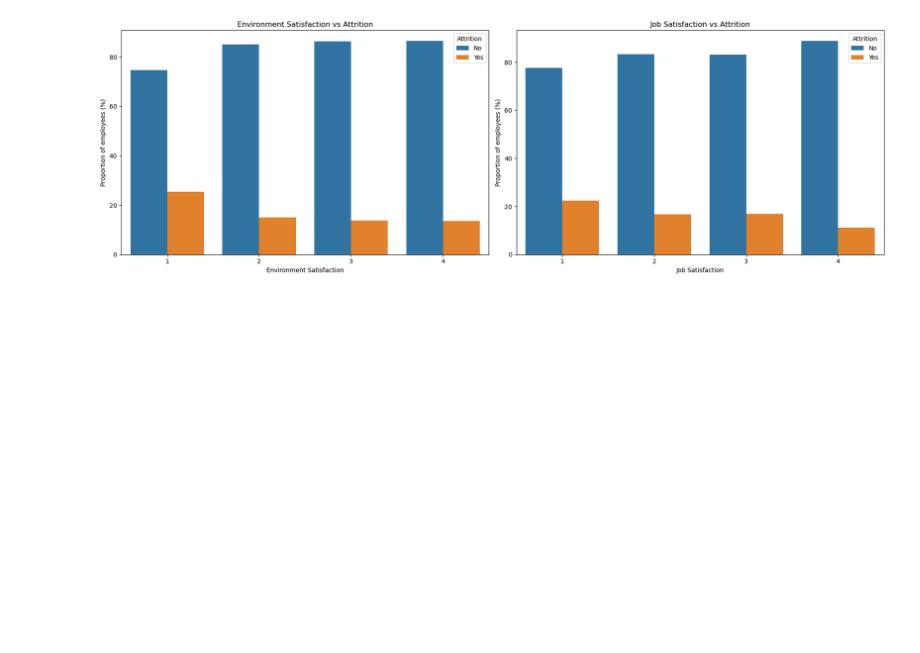
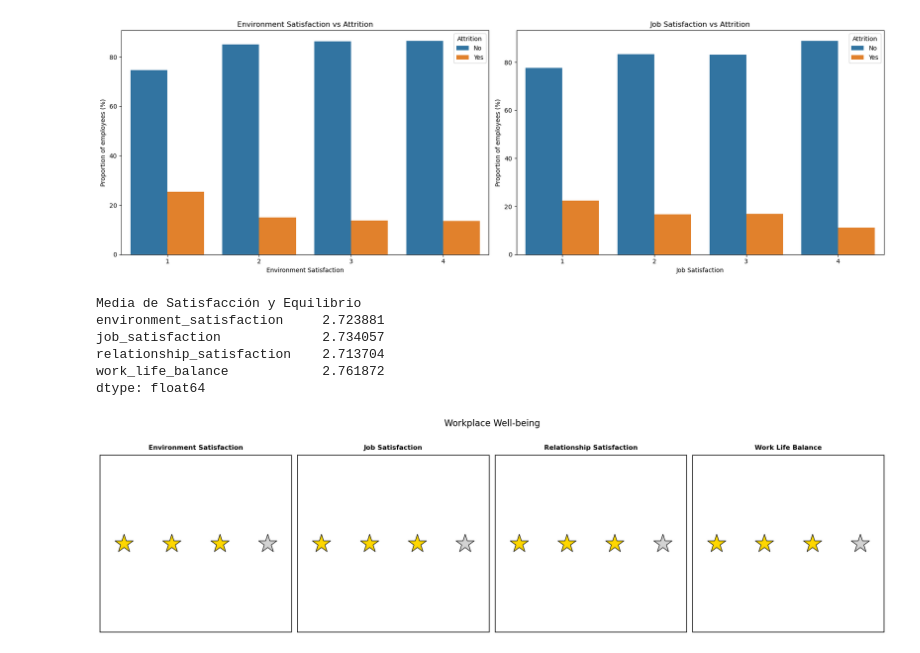
Before and after one commit to juliaisidroj/-project-da-promo-59-modulo-3-team-1, a Jupyter notebook: notebooks/Alba_attrition_clean copy.ipynb, the cells around one changed output. Cells and saved outputs as stored; diff of their text form; code cells hidden in the pictures; blank space fills up the shorter version.

```diff
--- a/notebooks/Alba_attrition_clean copy.ipynb
+++ b/notebooks/Alba_attrition_clean copy.ipynb
@@ -304,3 +304,58 @@ plt.tight_layout()
 plt.show()
 # %% [output]
 [figure]
+# %%
+columnas_interes = [
+    'environment_satisfaction',
+    'job_satisfaction',
+    'relationship_satisfaction',
+    'work_life_balance'
+]
+
+media_satisfaccion = df_abc[columnas_interes].mean()
+
+# Mostrem els resultats
+print('Media de Satisfacción y Equilibrio')
+print(media_satisfaccion)
+# %% [output]
+Media de Satisfacción y Equilibrio
+environment_satisfaction     2.723881
+job_satisfaction             2.734057
+relationship_satisfaction    2.713704
+work_life_balance            2.761872
+dtype: float64
+# %%
+medias = {
+    'Environment Satisfaction': 2.72,
+    'Job Satisfaction': 2.73,
+    'Relationship Satisfaction': 2.71,
+    'Work Life Balance': 2.76
+}
+
+fig, axes = plt.subplots(nrows=1, ncols=4, figsize=(20, 5))
+axes = axes.flatten()
+
+for i, (nom, valor) in enumerate(medias.items()):
+    ax = axes[i]
+
+    for star_idx in range(1, 5):
+        color = 'gold' if star_idx <= round(valor) else 'lightgrey'
+        ax.scatter(star_idx, 0.5, marker='*', s=1200, color=color, edgecolors='black', zorder=3)
+
+    ax.set_title(nom, fontsize=12, fontweight='bold', pad=10)
+    ax.set_xlim(0.5, 4.5)
+    ax.set_ylim(0.4, 0.6)
+
+    for spine in ax.spines.values():
+        spine.set_visible(True)
+        spine.set_linewidth(1.2)
+        spine.set_color('black')
+
+    ax.set_xticks([])
+    ax.set_yticks([])
+
+plt.tight_layout()
+plt.suptitle('Workplace Well-being', y=1.1, fontsize=16)
+plt.show()
+# %% [output]
+[figure, added]
```
Also changed, not shown: 2 other files.
